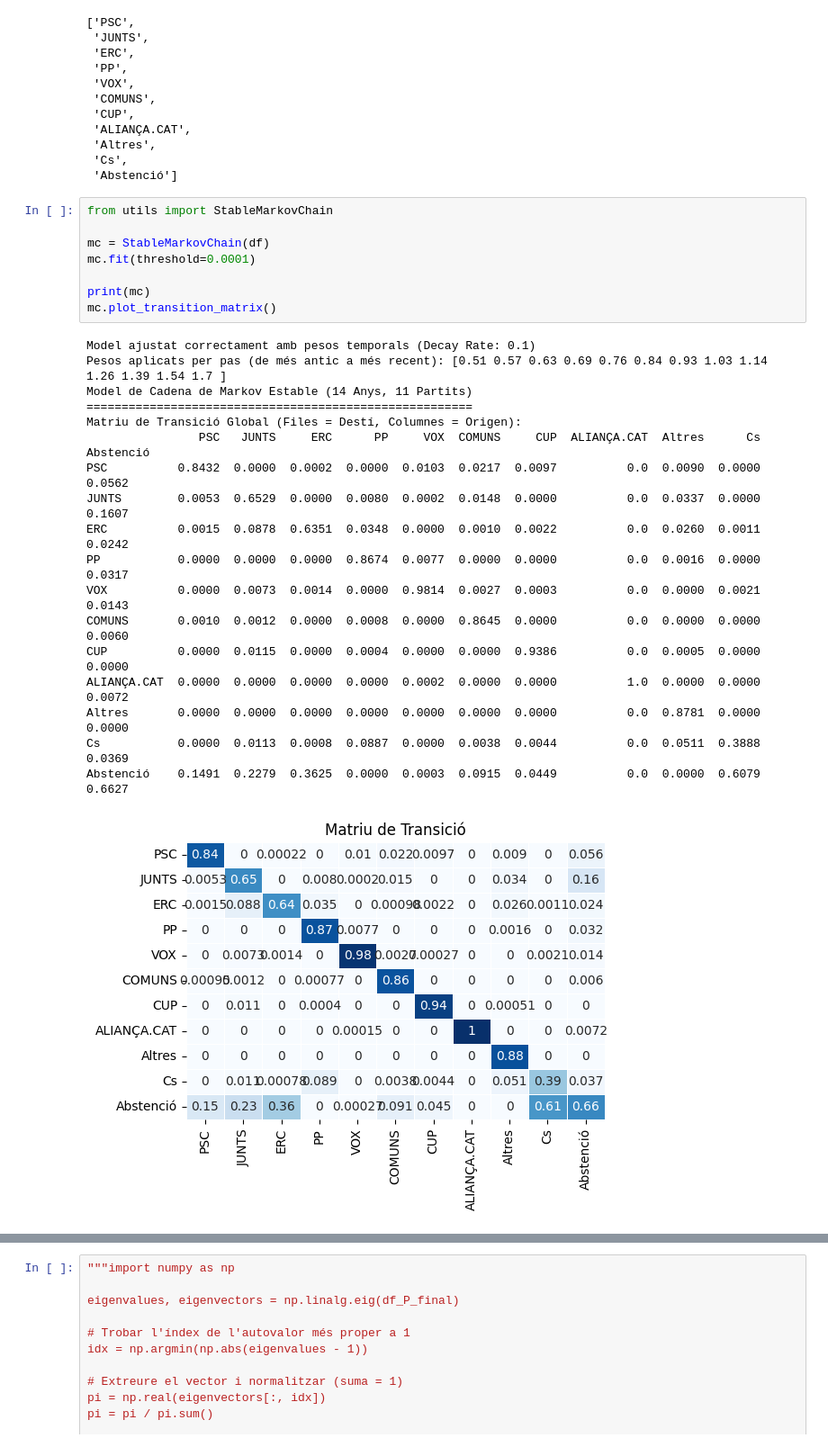
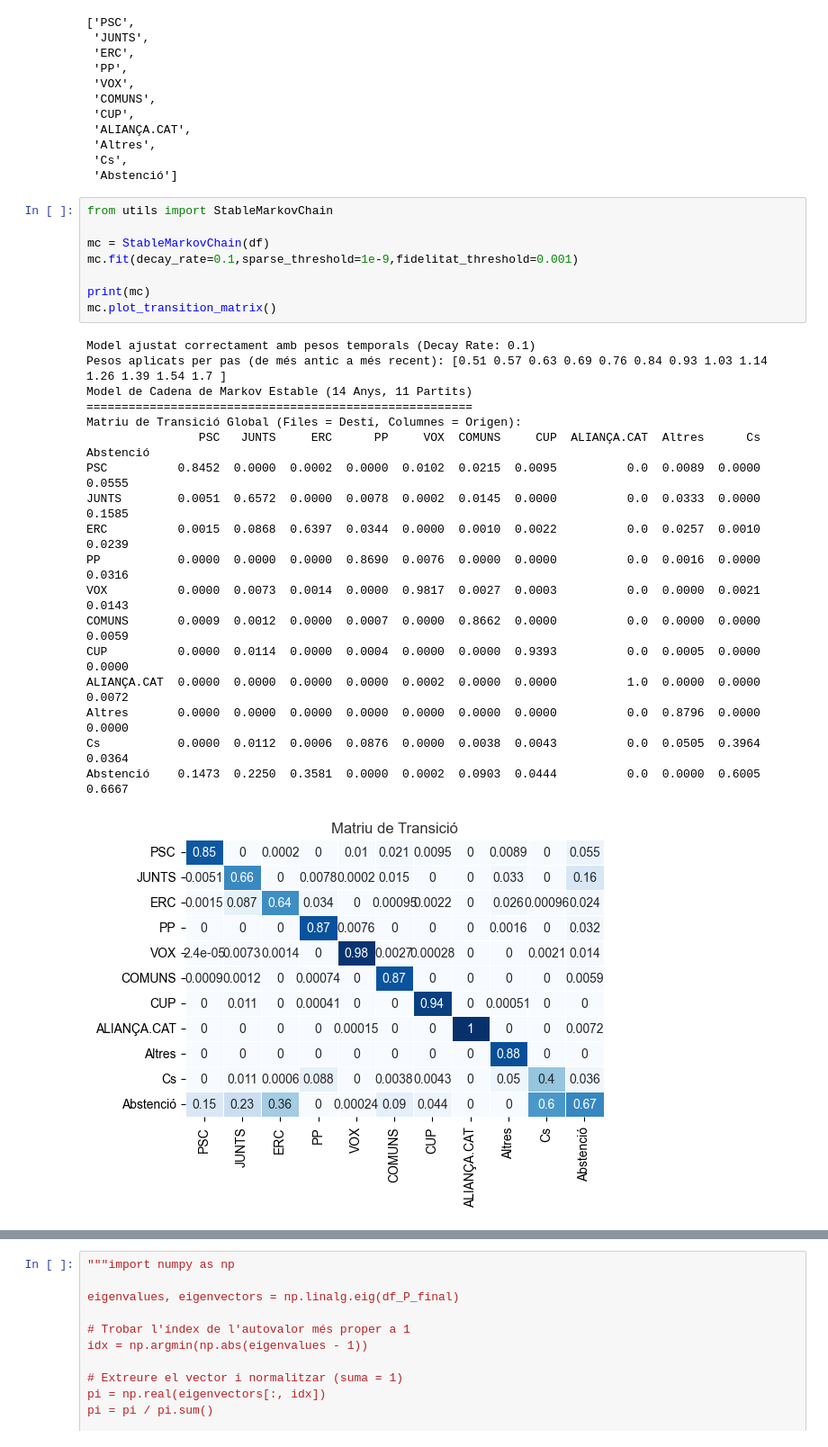
Before and after one commit to la1qa/Markov-Modelling-of-Electoral-Systems, a Jupyter notebook: basic.ipynb, the cells around one changed output, grey strips where cells are left out. Shown at 90% size. Cells and saved outputs as stored; diff of their text form.

```diff
--- a/basic.ipynb
+++ b/basic.ipynb
@@ -38,30 +38,30 @@ list(df.columns)
 # %%
 from utils import StableMarkovChain
 
 mc = StableMarkovChain(df)
-mc.fit(threshold=0.0001)
+mc.fit(decay_rate=0.1,sparse_threshold=1e-9,fidelitat_threshold=0.001)
 
 print(mc)
 mc.plot_transition_matrix()
 # %% [output]
 Model ajustat correctament amb pesos temporals (Decay Rate: 0.1)
 Pesos aplicats per pas (de més antic a més recent): [0.51 0.57 0.63 0.69 0.76 0.84 0.93 1.03 1.14 1.26 1.39 1.54 1.7 ]
 Model de Cadena de Markov Estable (14 Anys, 11 Partits)
 =======================================================
 Matriu de Transició Global (Files = Destí, Columnes = Origen):
                 PSC   JUNTS     ERC      PP     VOX  COMUNS     CUP  ALIANÇA.CAT  Altres      Cs  Abstenció
-PSC          0.8432  0.0000  0.0002  0.0000  0.0103  0.0217  0.0097          0.0  0.0090  0.0000     0.0562
-JUNTS        0.0053  0.6529  0.0000  0.0080  0.0002  0.0148  0.0000          0.0  0.0337  0.0000     0.1607
-ERC          0.0015  0.0878  0.6351  0.0348  0.0000  0.0010  0.0022          0.0  0.0260  0.0011     0.0242
-PP           0.0000  0.0000  0.0000  0.8674  0.0077  0.0000  0.0000          0.0  0.0016  0.0000     0.0317
-VOX          0.0000  0.0073  0.0014  0.0000  0.9814  0.0027  0.0003          0.0  0.0000  0.0021     0.0143
-COMUNS       0.0010  0.0012  0.0000  0.0008  0.0000  0.8645  0.0000          0.0  0.0000  0.0000     0.0060
-CUP          0.0000  0.0115  0.0000  0.0004  0.0000  0.0000  0.9386          0.0  0.0005  0.0000     0.0000
+PSC          0.8452  0.0000  0.0002  0.0000  0.0102  0.0215  0.0095          0.0  0.0089  0.0000     0.0555
+JUNTS        0.0051  0.6572  0.0000  0.0078  0.0002  0.0145  0.0000          0.0  0.0333  0.0000     0.1585
+ERC          0.0015  0.0868  0.6397  0.0344  0.0000  0.0010  0.0022          0.0  0.0257  0.0010     0.0239
+PP           0.0000  0.0000  0.0000  0.8690  0.0076  0.0000  0.0000          0.0  0.0016  0.0000     0.0316
+VOX          0.0000  0.0073  0.0014  0.0000  0.9817  0.0027  0.0003          0.0  0.0000  0.0021     0.0143
+COMUNS       0.0009  0.0012  0.0000  0.0007  0.0000  0.8662  0.0000          0.0  0.0000  0.0000     0.0059
+CUP          0.0000  0.0114  0.0000  0.0004  0.0000  0.0000  0.9393          0.0  0.0005  0.0000     0.0000
 ALIANÇA.CAT  0.0000  0.0000  0.0000  0.0000  0.0002  0.0000  0.0000          1.0  0.0000  0.0000     0.0072
-Altres       0.0000  0.0000  0.0000  0.0000  0.0000  0.0000  0.0000          0.0  0.8781  0.0000     0.0000
-Cs           0.0000  0.0113  0.0008  0.0887  0.0000  0.0038  0.0044          0.0  0.0511  0.3888     0.0369
-Abstenció    0.1491  0.2279  0.3625  0.0000  0.0003  0.0915  0.0449          0.0  0.0000  0.6079     0.6627
+Altres       0.0000  0.0000  0.0000  0.0000  0.0000  0.0000  0.0000          0.0  0.8796  0.0000     0.0000
+Cs           0.0000  0.0112  0.0006  0.0876  0.0000  0.0038  0.0043          0.0  0.0505  0.3964     0.0364
+Abstenció    0.1473  0.2250  0.3581  0.0000  0.0002  0.0903  0.0444          0.0  0.0000  0.6005     0.6667
-[figure, old version]
+[figure, new version]
 # %%
 print(mc.get_steady_state())
 mc.plot_steady_state()
```
Also changed, not shown: parts of 8 cells of this notebook, 2 other files.
